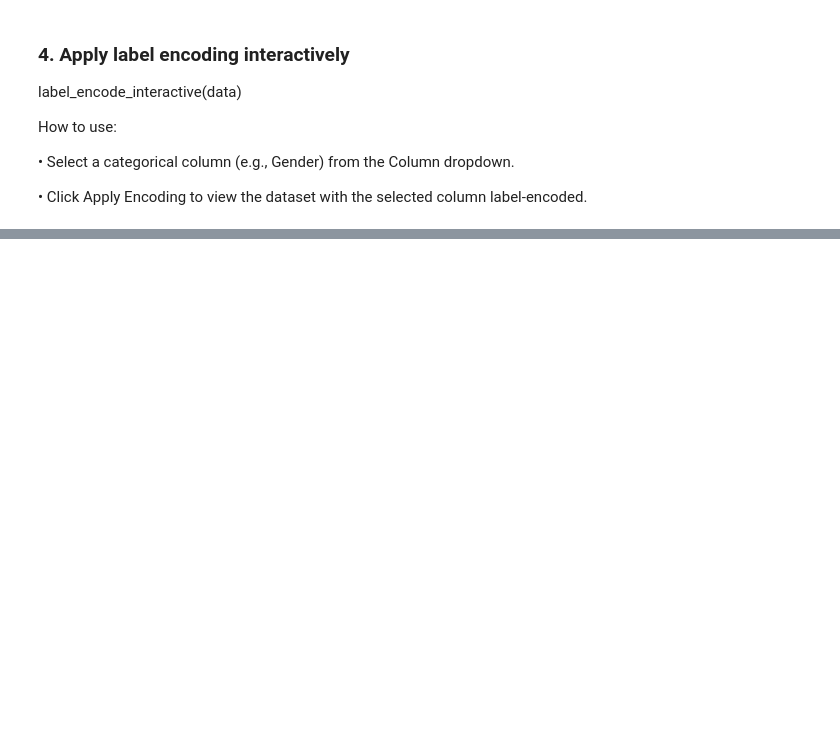
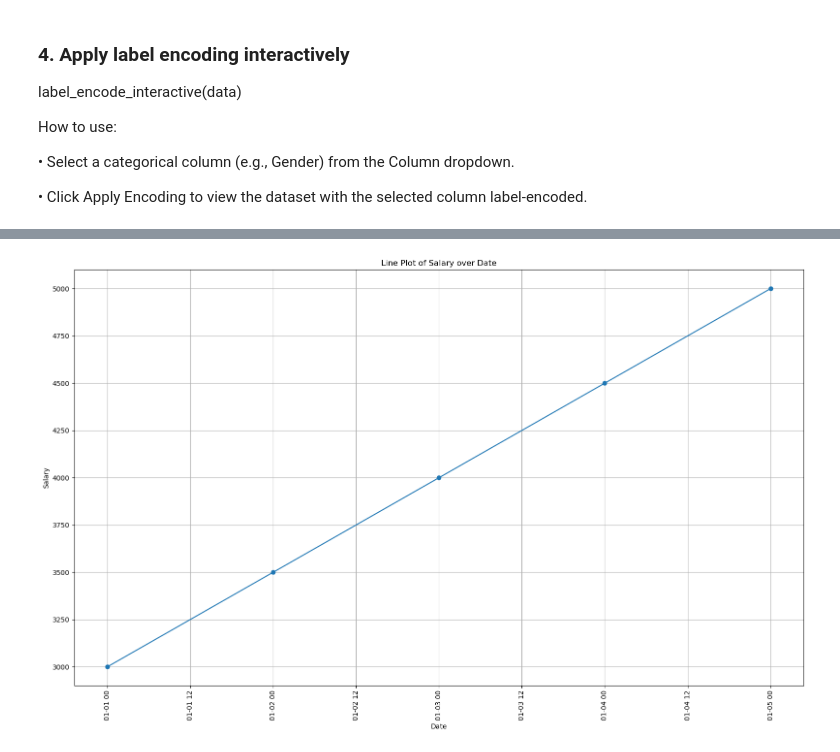
Before and after one commit to KaysHaydock/VisTool, a Jupyter notebook: notebooks/example_usage.ipynb, the cells around one changed output, grey strips where cells are left out. Saved outputs shown, nothing was run; the diff lists cells and outputs as text; code cells hidden in the pictures; blank space fills up the shorter version.

```diff
--- a/notebooks/example_usage.ipynb
+++ b/notebooks/example_usage.ipynb
@@ -433,0 +652,6 @@ plot_correlation_matrix(correlation_data)
+# %%
+
+# Plot line chart
+plot_line(data, x_column='Date', y_column='Salary')
+# %% [output]
+[figure, added]
```
Also changed, not shown: parts of 34 cells of this notebook.
